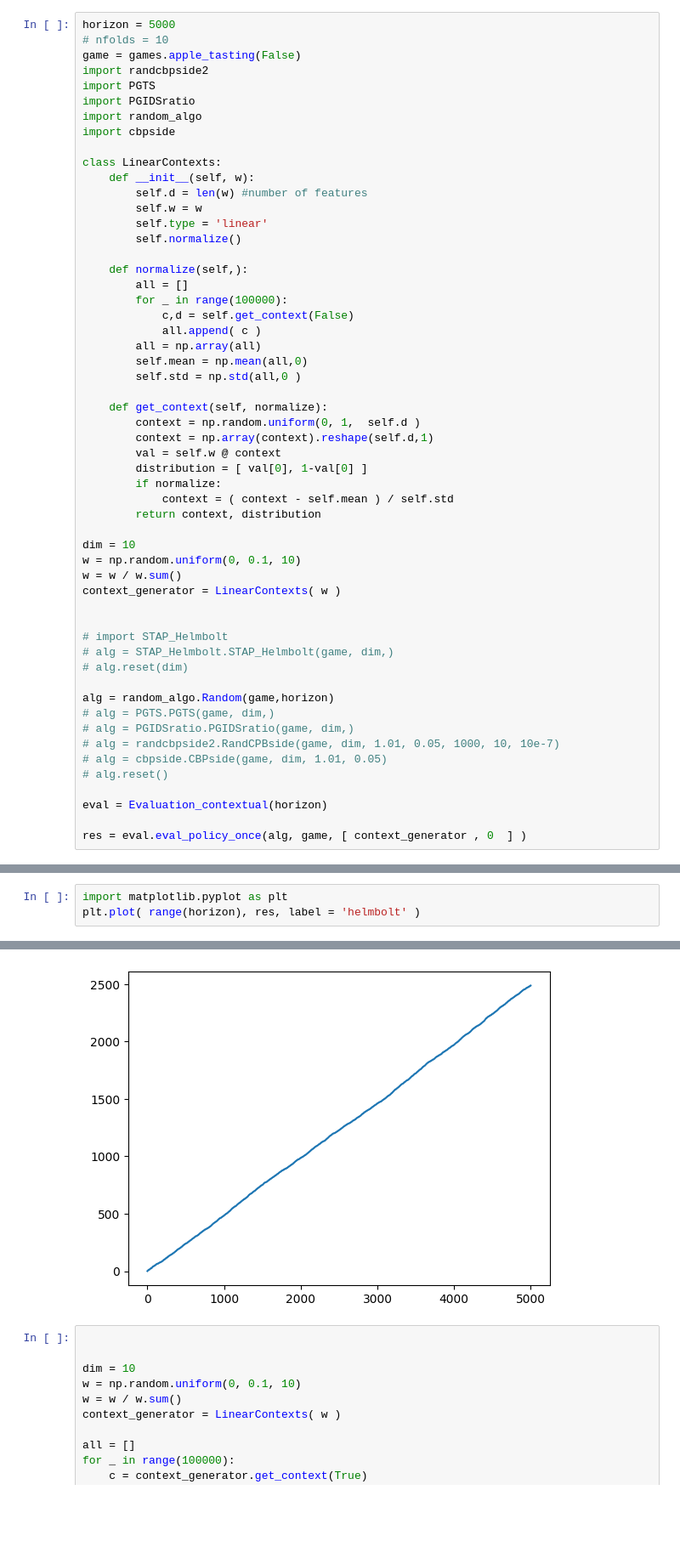
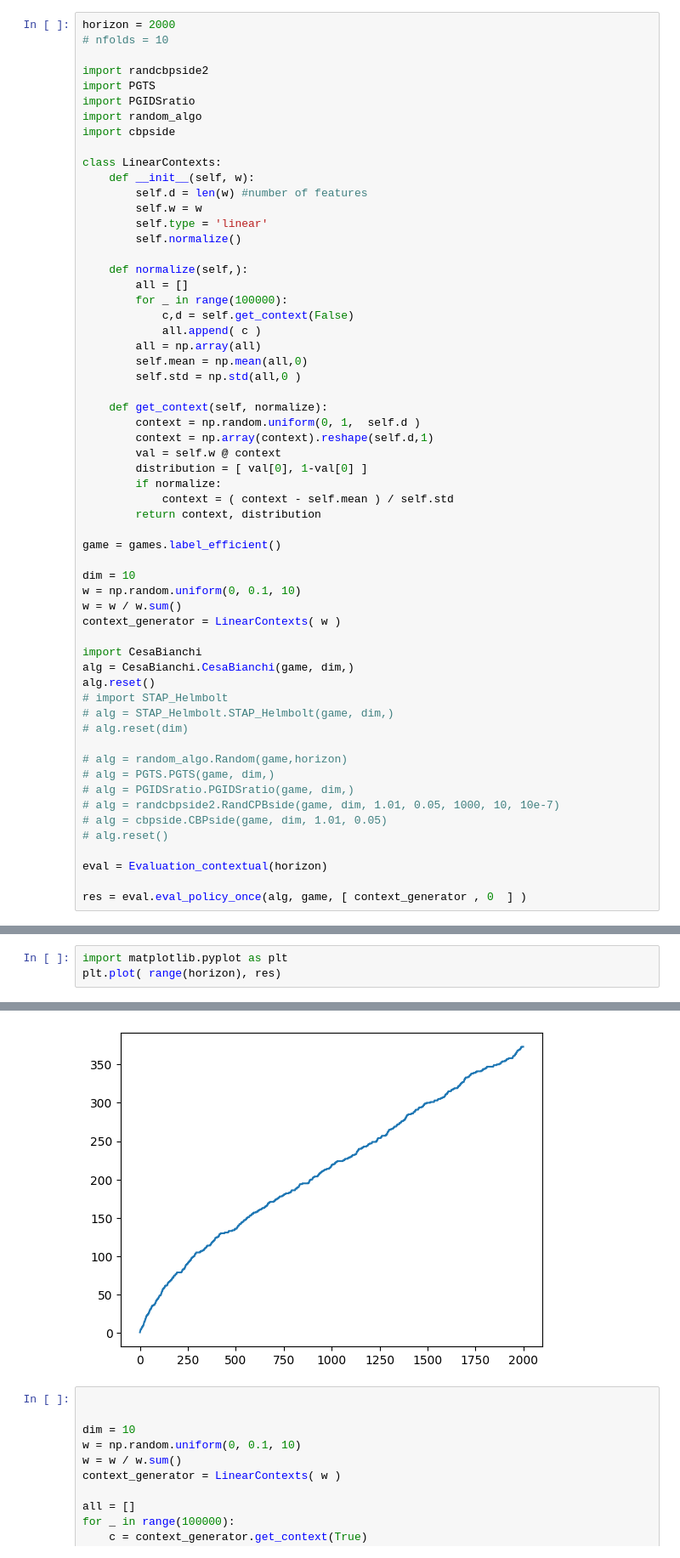
Before and after one commit to MaxHeuillet/partial-monitoring-algos, a Jupyter notebook: partial_monitoring/adv_contexts.ipynb, the cells around one changed output, grey strips where cells are left out. Shown: that part at 85% size. Saved outputs shown, nothing was run; the diff lists cells and outputs as text; blank space fills up the shorter version.

Commit message:
corrected cesa bianchi

```diff
--- a/partial_monitoring/adv_contexts.ipynb
+++ b/partial_monitoring/adv_contexts.ipynb
@@ -62,9 +58,9 @@ class Evaluation_contextual:
 
         return  np.cumsum( cumRegret )
 # %%
-horizon = 5000
+horizon = 2000
 # nfolds = 10
-game = games.apple_tasting(False)
+
 import randcbpside2
 import PGTS
 import PGIDSratio
@@ -96,17 +92,21 @@ class LinearContexts:
             context = ( context - self.mean ) / self.std
         return context, distribution
 
+game = games.label_efficient()
+
 dim = 10
 w = np.random.uniform(0, 0.1, 10)
 w = w / w.sum()
 context_generator = LinearContexts( w )
 
-
+import CesaBianchi
+alg = CesaBianchi.CesaBianchi(game, dim,)
+alg.reset()
 # import STAP_Helmbolt
 # alg = STAP_Helmbolt.STAP_Helmbolt(game, dim,)
 # alg.reset(dim)
 
-alg = random_algo.Random(game,horizon)
+# alg = random_algo.Random(game,horizon)
 # alg = PGTS.PGTS(game, dim,)
 # alg = PGIDSratio.PGIDSratio(game, dim,)
 # alg = randcbpside2.RandCPBside(game, dim, 1.01, 0.05, 1000, 10, 10e-7)
@@ -137,9 +137,9 @@ res = eval.eval_policy_once(alg, game, [ context_generator , 0  ] )
 # %%
 import matplotlib.pyplot as plt
-plt.plot( range(horizon), res, label = 'helmbolt' )
+plt.plot( range(horizon), res)
 # %% [output]
 [<matplotlib.lines.Line2D at 0x...>]
-[figure, old version]
+[figure, new version]
 # %%
 
 
```
Also changed, not shown: parts of 2 cells of this notebook, 2 other files.
